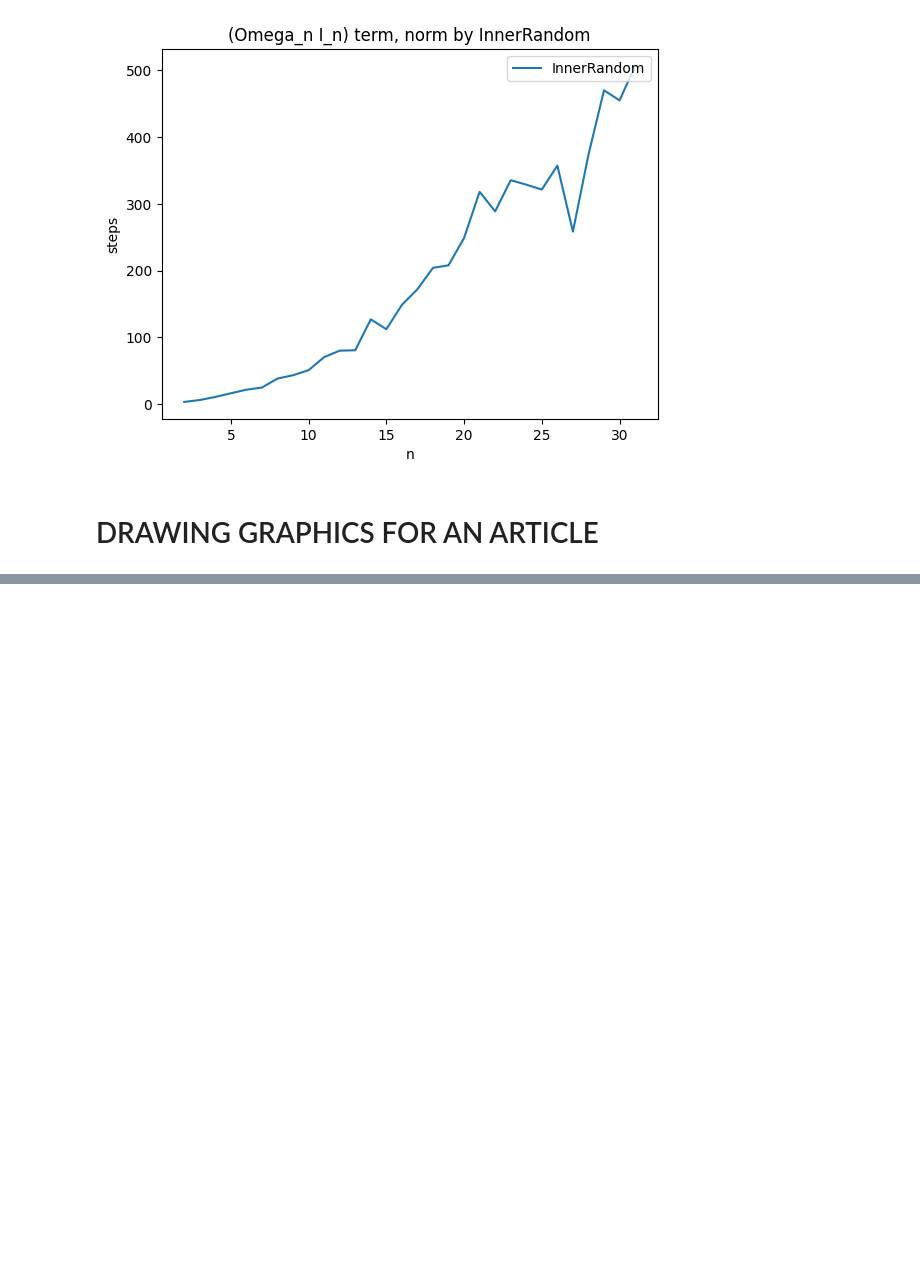
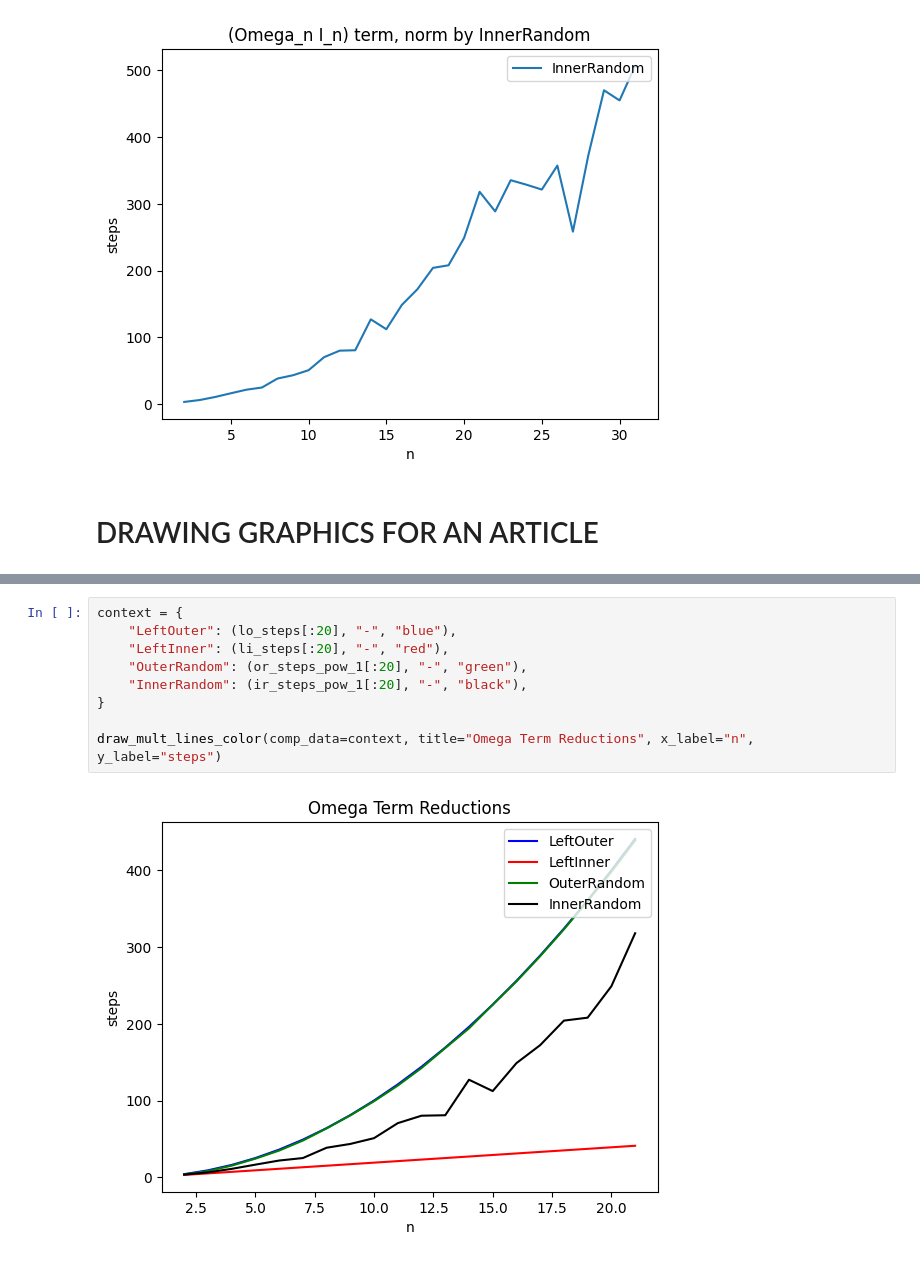
Before and after one commit to alex-deineha/pure-calculus, a Jupyter notebook: src/tests_12_omega_term/article_graphics.ipynb, the cells around one changed output, grey strips where cells are left out. Drawn from its saved outputs; the diff is of its cells as text; blank space fills up the shorter version.

```diff
--- a/src/tests_12_omega_term/article_graphics.ipynb
+++ b/src/tests_12_omega_term/article_graphics.ipynb
@@ -220,0 +274,11 @@ ir_steps_pow_1 = [3.45, 6.3, 10.9, 16.4, 21.75, 25.0, 38.45, 43.4, 50.95, 70.5,
+# %%
+context = {
+    "LeftOuter": (lo_steps[:20], "-", "blue"),
+    "LeftInner": (li_steps[:20], "-", "red"),
+    "OuterRandom": (or_steps_pow_1[:20], "-", "green"),
+    "InnerRandom": (ir_steps_pow_1[:20], "-", "black"),
+}
+
+draw_mult_lines_color(comp_data=context, title="Omega Term Reductions", x_label="n", y_label="steps")
+# %% [output]
+[figure, added]
```
Also changed, not shown: parts of 21 cells of this notebook.
